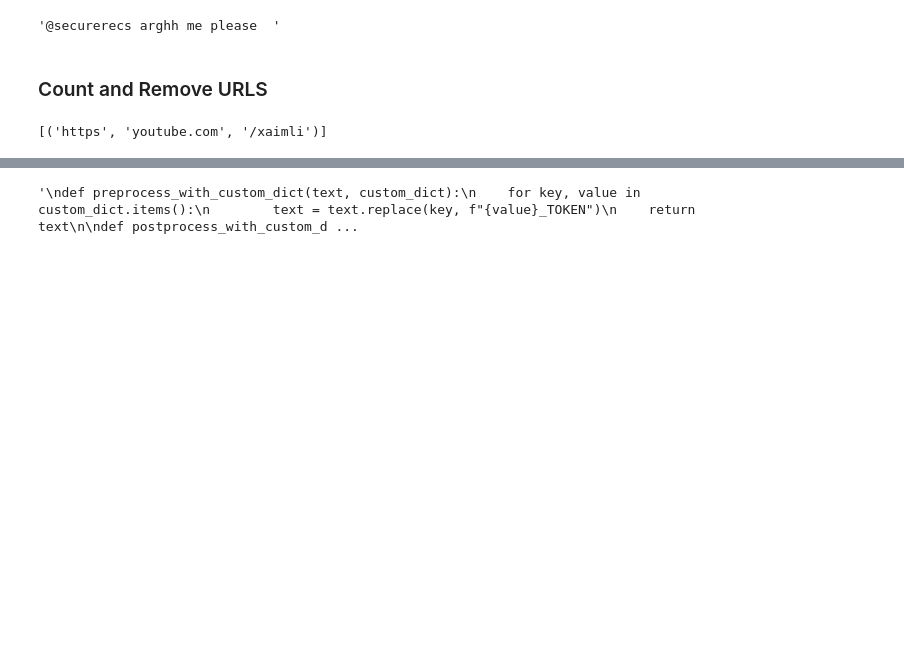
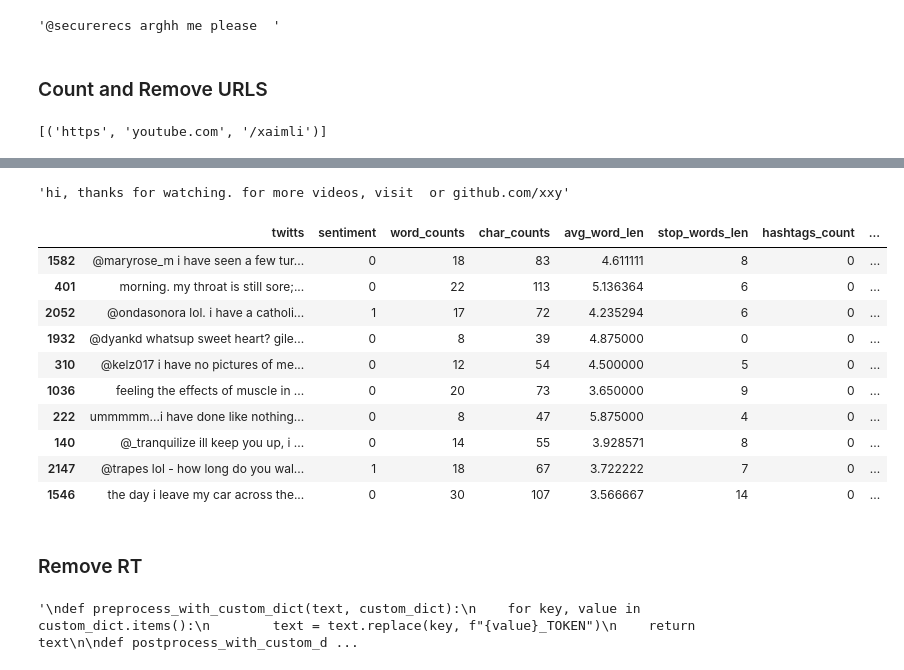
Before and after one commit to luch91/NLP-Text-Cleaning-and-Processing, a Jupyter notebook: cleaning_preproc.ipynb, the cells around one changed output, grey strips where cells are left out. Cells and saved outputs as stored; diff of their text form; code cells hidden in the pictures; blank space fills up the shorter version.

```diff
--- a/cleaning_preproc.ipynb
+++ b/cleaning_preproc.ipynb
@@ -513,3 +513,5 @@ x = 'hi, thanks for watching. for more videos, visit https://youtube.com/xaimli
 re.findall(r'(http|https|ftp|ssh|)://([\w_-]+(?:(?:\.[\w_-]+)+))([\w.,@?^=%&:/~+#-]*[\w@?^=%&/~+#-])?', x)
 # %% [output]
 [('https', 'youtube.com', '/xaimli')]
+# %%
+df['url_flags'] = df['twitts'].apply(lambda x: len(re.findall(r'(http|https|ftp|ssh|)://([\w_-]+(?:(?:\.[\w_-]+)+))([\w.,@?^=%&:/~+#-]*[\w@?^=%&/~+#-])?', x)))
@@ -516,3 +527,25 @@ re.findall(r'(http|https|ftp|ssh|)://([\w_-]+(?:(?:\.[\w_-]+)+))([\w.,@?^=%&:/~+
+# %%
+re.sub(r'(http|https|ftp|ssh|)://([\w_-]+(?:(?:\.[\w_-]+)+))([\w.,@?^=%&:/~+#-]*[\w@?^=%&/~+#-])?','', x)
+# %% [output]
+'hi, thanks for watching. for more videos, visit  or github.com/xxy'
+# %%
+df['twitts'] = df['twitts'].apply(lambda x: re.sub(r'(http|https|ftp|ssh|)://([\w_-]+(?:(?:\.[\w_-]+)+))([\w.,@?^=%&:/~+#-]*[\w@?^=%&/~+#-])?','', x))
+# %%
+df.sample(10)
+# %% [output]
+|  | twitts | sentiment | word_counts | char_counts | avg_word_len | stop_words_len | hashtags_count | ... |
+| 1582 | @maryrose_m i have seen a few tur... | 0 | 18 | 83 | 4.611111 | 8 | 0 | ... |
+| 401 | morning. my throat is still sore;... | 0 | 22 | 113 | 5.136364 | 6 | 0 | ... |
+| 2052 | @ondasonora lol. i have a catholi... | 1 | 17 | 72 | 4.235294 | 6 | 0 | ... |
+| 1932 | @dyankd whatsup sweet heart? gile... | 0 | 8 | 39 | 4.875000 | 0 | 0 | ... |
+| 310 | @kelz017 i have no pictures of me... | 0 | 12 | 54 | 4.500000 | 5 | 0 | ... |
+| 1036 | feeling the effects of muscle in ... | 0 | 20 | 73 | 3.650000 | 9 | 0 | ... |
+| 222 | ummmmm...i have done like nothing... | 0 | 8 | 47 | 5.875000 | 4 | 0 | ... |
+| 140 | @_tranquilize ill keep you up, i ... | 0 | 14 | 55 | 3.928571 | 8 | 0 | ... |
+| 2147 | @trapes lol - how long do you wal... | 1 | 18 | 67 | 3.722222 | 7 | 0 | ... |
+| 1546 | the day i leave my car across the... | 0 | 30 | 107 | 3.566667 | 14 | 0 | ... |
+# %% [markdown]
+### Remove RT
 # %%
 """
 def cont_to_exp(x):
```
Also changed, not shown: parts of 1 cell of this notebook.
